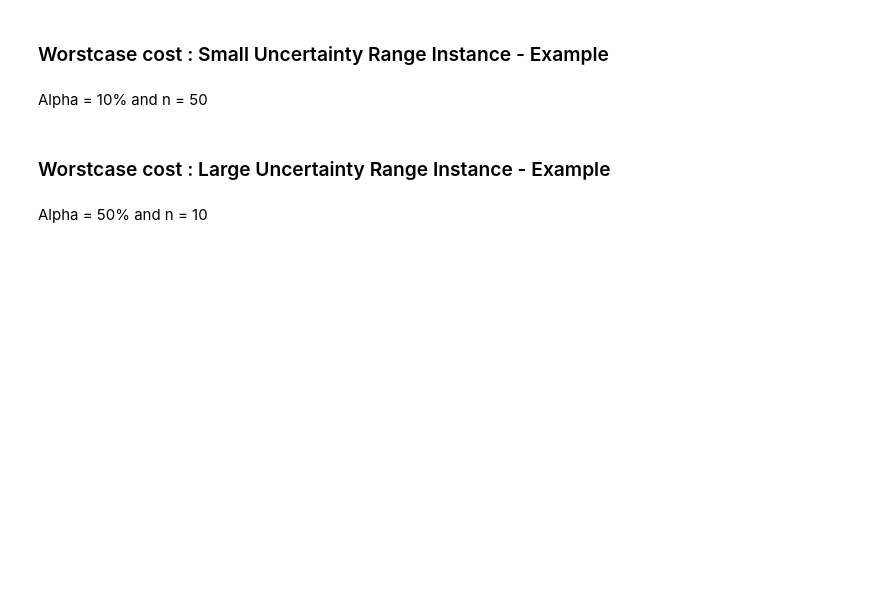
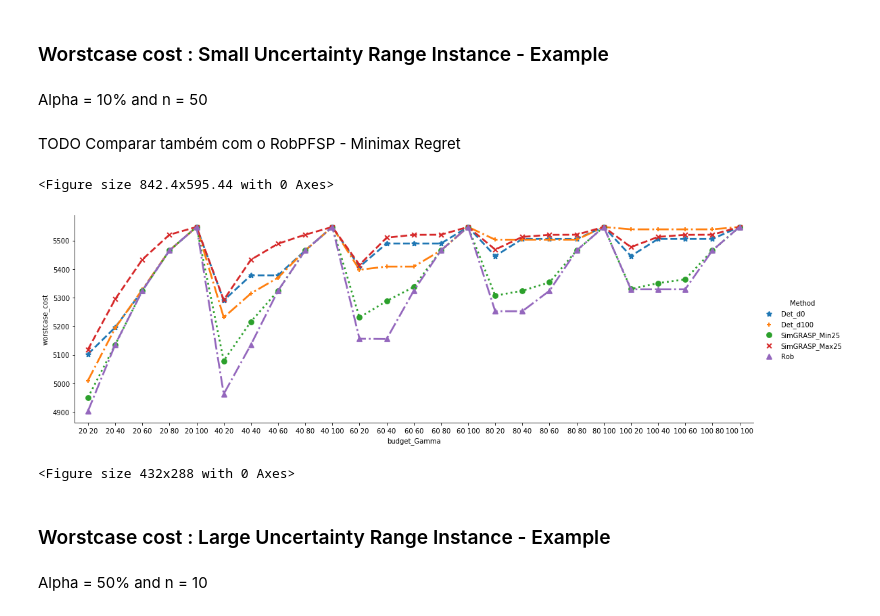
Before and after one commit to levorato/2RPFS_Cmax_Budget, a Jupyter notebook: 0.3_2RPFS_Cmax_CCG_Result_Tables_Graphs.ipynb, the cells around one changed output. Drawn from its saved outputs; the diff is of its cells as text; code cells hidden in the pictures; blank space fills up the shorter version.

Commit message:
Updating the results notebook to include SimGRASP's solutions worst-case Cmax costs (based on the budgeted uncertainty set RobPFSP model).

```diff
--- a/0.3_2RPFS_Cmax_CCG_Result_Tables_Graphs.ipynb
+++ b/0.3_2RPFS_Cmax_CCG_Result_Tables_Graphs.ipynb
@@ -44,4 +48,5 @@ df_dpfs.drop(columns=['executionId'], inplace=True)
 # %%
+df_rpfs['optimal'] = df_rpfs['is_optimal'] & df_rpfs['validated'] & (df_rpfs['gap'] <= 1e-5)
 df_rpfs['time_limit'] = 7200.0
 df_rpfs['time'] = np.minimum(df_rpfs['time_spent'], df_rpfs['time_limit'])
 df_rpfs['gap'] = df_rpfs['gap'] * 100
@@ -55,0 +127,11 @@ df_dpfs.info()
+# %%
+df_stoc['instance_name'] = df_stoc['rob_pfsp_instance']
+
+budget_list = []
+for g1 in [20, 40, 60, 80, 100]:
+    for g2 in [20, 40, 60, 80, 100]:
+        budget_list.append('{} {}'.format(g1, g2))
+df_ssgrasp = pd.melt(df_stoc, id_vars=['n', 'm', 'alpha', 'instance_name', 'stochsol_exp_cost', 'stochsol_time'],
+                     value_vars=budget_list, var_name='budget_Gamma', value_name='worstcase_cost')
+df_ssgrasp = split_budget_gamma_column(df_ssgrasp)
+df_ssgrasp
@@ -55,0 +154,13 @@ df_dpfs.info()
+# %%
+#df_ssgrasp_min_worstcost = df_ssgrasp.groupby(['n', 'm', 'alpha', 'instance_name', 'stochsol_exp_cost', 'stochsol_time',
+#                                               'budget_Gamma', 'Gamma1', 'Gamma2']).min()
+ssgrasp_columns = ['n', 'm', 'alpha', 'instance_name', 'budget_Gamma', 'Gamma1', 'Gamma2']
+df_ssgrasp_min_worstcost = df_ssgrasp[df_ssgrasp['worstcase_cost'] == df_ssgrasp.groupby(ssgrasp_columns)['worstcase_cost']
+                                                                                  .transform('min')]
+df_ssgrasp_min_worstcost = df_ssgrasp_min_worstcost.sort_values(ssgrasp_columns).drop_duplicates(ssgrasp_columns)
+df_ssgrasp_max_worstcost = df_ssgrasp[df_ssgrasp['worstcase_cost'] == df_ssgrasp.groupby(ssgrasp_columns)['worstcase_cost']
+                                                                                  .transform('max')]
+df_ssgrasp_max_worstcost = df_ssgrasp_max_worstcost.sort_values(ssgrasp_columns).drop_duplicates(ssgrasp_columns)
+
+display(df_ssgrasp_min_worstcost.tail(4))
+display(df_ssgrasp_max_worstcost.tail(4))
@@ -122,9 +280,9 @@ def plot_worstcase_comparison(instance_name, df_dict):
     #fig, ax = plt.subplots()
     # the size of A4 paper
     #fig.set_size_inches(11.7, 8.27)
-    marker = ['o', 'x', '^', '+', '*', '8', 's', 'p', 'D', 'V']
+    marker = ['*', '+', 'o', 'x', '^', '8', 's', 'p', 'D', 'V']
     markers = [marker[i] for i in range(len(df["Method"].unique()))]
-    linestyle = ['--', '-.', ':', ' ', '', 'solid', 'dashed', 'dashdot', 'dotted', '-']
+    linestyle = ['--', '-.', ':', 'dashed', 'dashdot', 'dotted', 'solid', '-', ' ', '']
     linestyles = [linestyle[i] for i in range(len(df["Method"].unique()))]
     a4_dims = (11.7, 8.27)
     plt.figure(figsize=a4_dims)
@@ -139,11 +297,23 @@ def plot_worstcase_comparison(instance_name, df_dict):
 ### Worstcase cost : Small Uncertainty Range Instance - Example
 # %% [markdown]
 Alpha = 10% and n = 50
+# %% [markdown]
+TODO Comparar também com o RobPFSP - Minimax Regret
 # %%
-filename = 'RB0501003.txt'  # Small Uncertainty range
-#filename = 'RB0201007.txt'
+#filename = 'RB0501003.txt'  # Small Uncertainty range
+filename = 'RB0201009.txt'  # Small Uncertainty range
+filename = 'RB1001007.txt'  # Small Uncertainty range
+filename = 'RB1501006.txt'  # Small Uncertainty range
+filename = 'RB1502008.txt' # 'RB1502001.txt', 'RB1502006.txt', 'RB1502009.txt', 'RB1502010.txt'
+# filename = 'RB0201007.txt'
 #filename = 'RB0105010.txt'  # Large Uncertainty range
-plot_worstcase_comparison(filename, {'Det_d0' : df_det_d0, 'Det_d100' : df_det_d100, 'Rob' : df_rpfs_wagner})
+plot_worstcase_comparison(filename, {'Det_d0' : df_det_d0, 'Det_d100' : df_det_d100,
+                                     'SimGRASP_Min25' : df_ssgrasp_min_worstcost, 'SimGRASP_Max25' : df_ssgrasp_max_worstcost,
+                                     'Rob' : df_rpfs_wagner})
+# %% [output]
+<Figure size 842.4x595.44 with 0 Axes>
+[figure, added]
+<Figure size 432x288 with 0 Axes>
 # %% [markdown]
 ### Worstcase cost : Large Uncertainty Range Instance - Example
 # %% [markdown]
```
Also changed, not shown: parts of 24 cells of this notebook.
